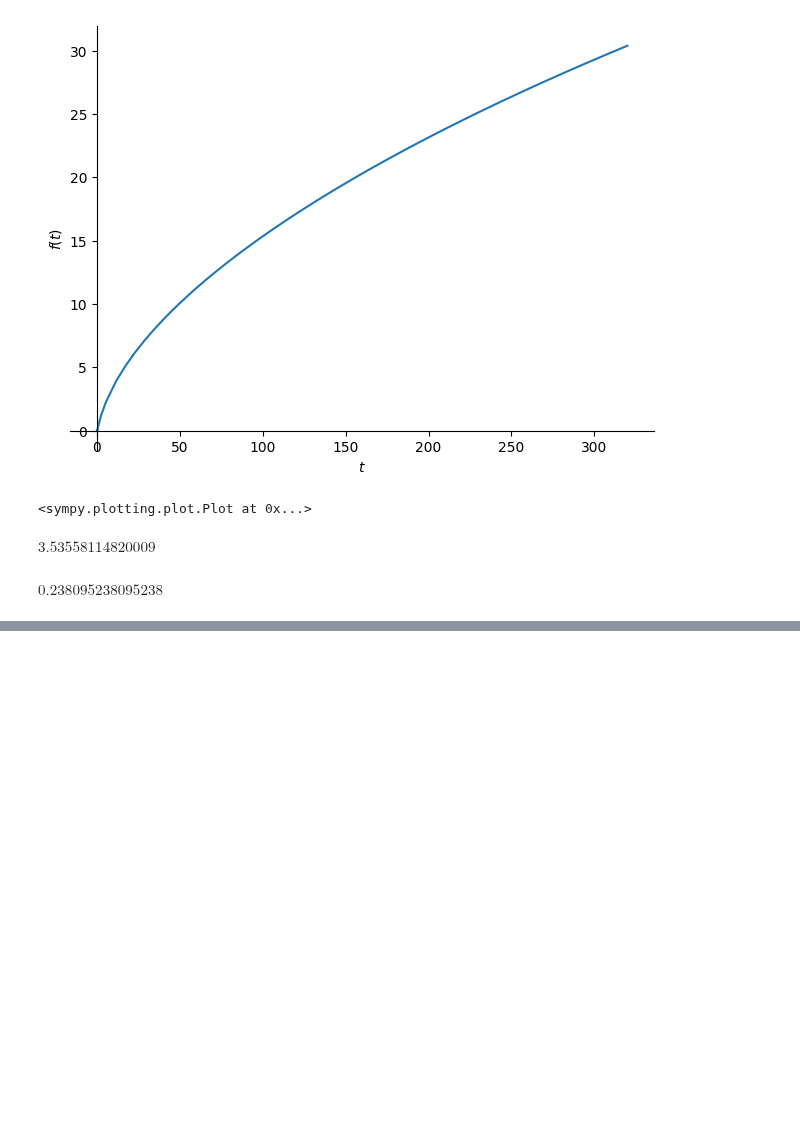
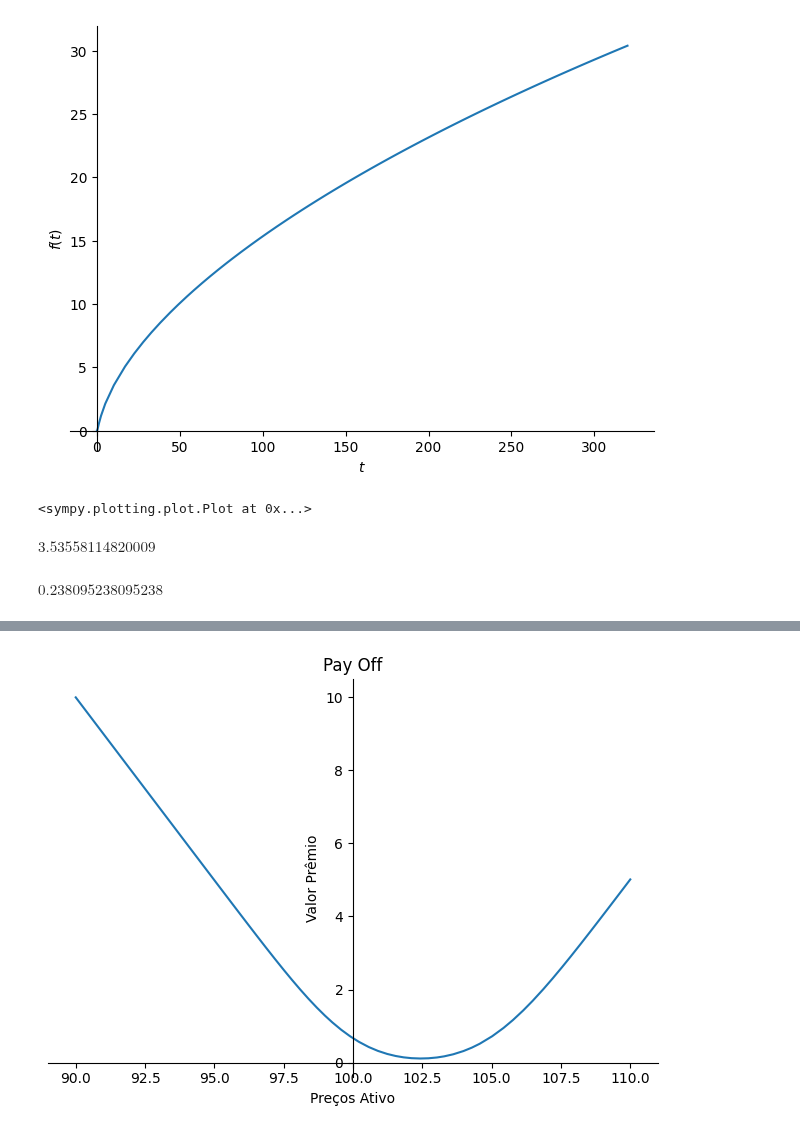
Before and after one commit to Felipe-Pinto/python_para_exatas, a Jupyter notebook: BS_Sympy.ipynb, the cells around one changed output, grey strips where cells are left out. Drawn from its saved outputs; the diff is of its cells as text; code cells hidden in the pictures; blank space fills up the shorter version.

```diff
--- a/BS_Sympy.ipynb
+++ b/BS_Sympy.ipynb
@@ -174,0 +196,6 @@ $\displaystyle 0.238095238095238$
+# %%
+PayOff = BSp + BSc
+# %%
+p = plot(PayOff, (S, 90, 110), title='Pay Off', xlabel='Preços Ativo', ylabel='Valor Prêmio')
+# %% [output]
+[figure, added]
```
Also changed, not shown: parts of 5 cells of this notebook.
